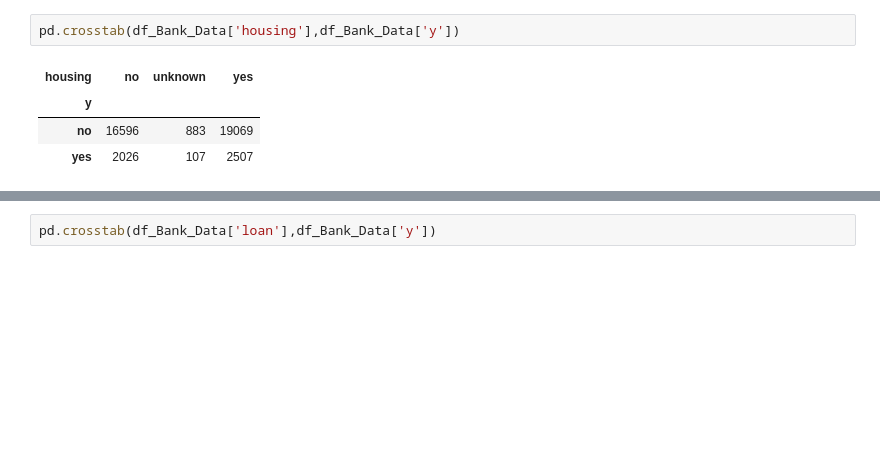
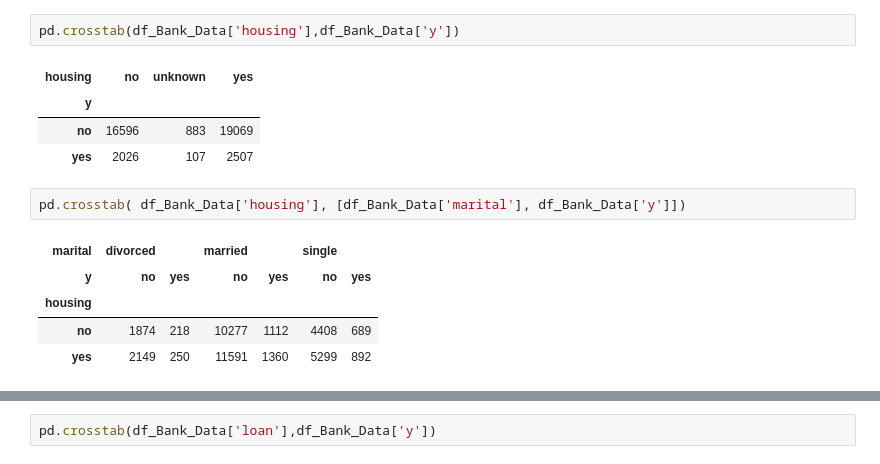
Before and after one commit to AmeeAyco/BANK-DATA-MARKETING-, a Jupyter notebook: MAN_203_S1.ipynb, the cells around one changed output, grey strips where cells are left out. Cells and saved outputs as stored; diff of their text form; blank space fills up the shorter version.

```diff
--- a/MAN_203_S1.ipynb
+++ b/MAN_203_S1.ipynb
@@ -738,3 +738,11 @@ pd.crosstab(df_Bank_Data['housing'],df_Bank_Data['y'])
 | y |  |  |  |
 | no | 16596 | 883 | 19069 |
 | yes | 2026 | 107 | 2507 |
+# %%
+pd.crosstab( df_Bank_Data['housing'], [df_Bank_Data['marital'], df_Bank_Data['y']])
+# %% [output]
+| marital | divorced |  | married |  | single |  |
+| y | no | yes | no | yes | no | yes |
+| housing |  |  |  |  |  |  |
+| no | 1874 | 218 | 10277 | 1112 | 4408 | 689 |
+| yes | 2149 | 250 | 11591 | 1360 | 5299 | 892 |
```
Also changed, not shown: parts of 11 cells of this notebook.
